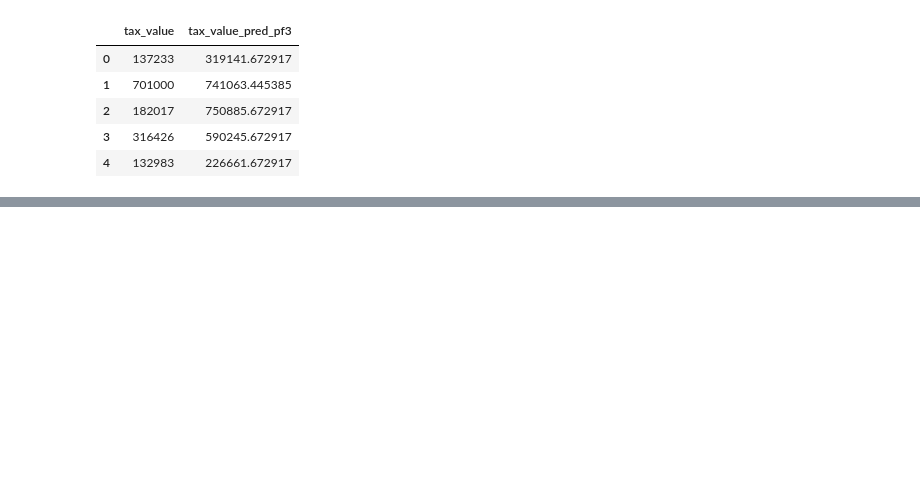
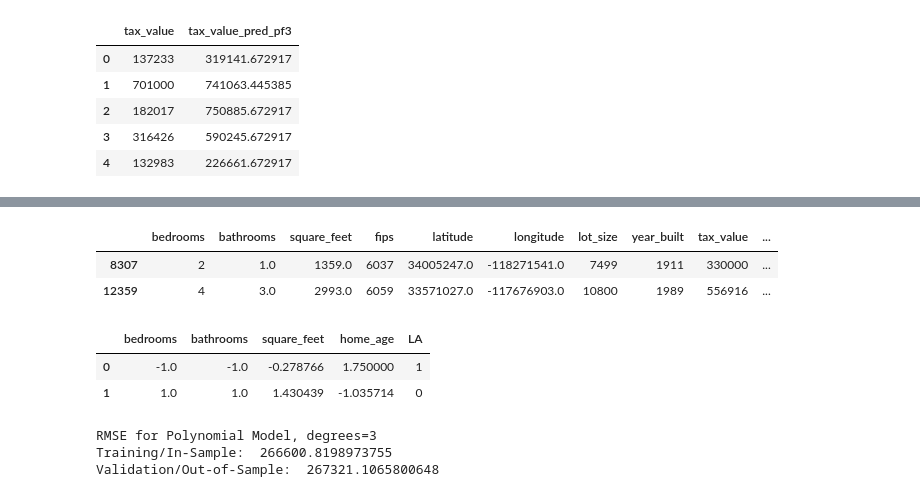
Before and after one commit to cristinalucin/regression-project, a Jupyter notebook: project_workbook.ipynb, the cells around one changed output, grey strips where cells are left out. Drawn from its saved outputs; the diff is of its cells as text; code cells hidden in the pictures; blank space fills up the shorter version.

```diff
--- a/project_workbook.ipynb
+++ b/project_workbook.ipynb
@@ -1241,0 +1391,16 @@ df.head(2)
+# %%
+#Get Clean data
+train,validate,test = m.get_clean_data()
+train.head(2)
+# %% [output]
+|  | bedrooms | bathrooms | square_feet | fips | latitude | longitude | lot_size | year_built | tax_value | ... |
+| 8307 | 2 | 1.0 | 1359.0 | 6037 | 34005247.0 | -118271541.0 | 7499 | 1911 | 330000 | ... |
+| 12359 | 4 | 3.0 | 2993.0 | 6059 | 33571027.0 | -117676903.0 | 10800 | 1989 | 556916 | ... |
+# %%
+#Prep for model 4, using robust scaling
+X_train, X_validate, X_test, y_train, y_validate, y_test = m.model4_prep(train,validate,test)
+X_train.head(2)
+# %% [output]
+|  | bedrooms | bathrooms | square_feet | home_age | LA |
+| 0 | -1.0 | -1.0 | -0.278766 | 1.750000 | 1 |
+| 1 | 1.0 | 1.0 | 1.430439 | -1.035714 | 0 |
@@ -1241,0 +1418,26 @@ df.head(2)
+# %%
+# create the model object
+pf3 = LinearRegression(normalize=True)
+
+# fit the model to our training data. We must specify the column in y_train,
+# since we have converted it to a dataframe from a series!
+pf3.fit(X_train_degree3, y_train.tax_value)
+
+# predict train
+y_train['tax_value_pred_pf3'] = pf3.predict(X_train_degree3)
+
+# evaluate: rmse
+rmse_train = mean_squared_error(y_train.tax_value, y_train.tax_value_pred_pf3)**(1/2)
+
+# predict validate
+y_validate['tax_value_pred_pf3'] = pf3.predict(X_validate_degree3)
+
+# evaluate: rmse
+rmse_validate = mean_squared_error(y_validate.tax_value, y_validate.tax_value_pred_pf3)**(1/2)
+
+print("RMSE for Polynomial Model, degrees=3\nTraining/In-Sample: ", rmse_train,
+      "\nValidation/Out-of-Sample: ", rmse_validate)
+# %% [output]
+RMSE for Polynomial Model, degrees=3
+Training/In-Sample:  266600.8198973755
+Validation/Out-of-Sample:  267321.1065800648
```
Also changed, not shown: parts of 83 cells of this notebook, 2 other files.
